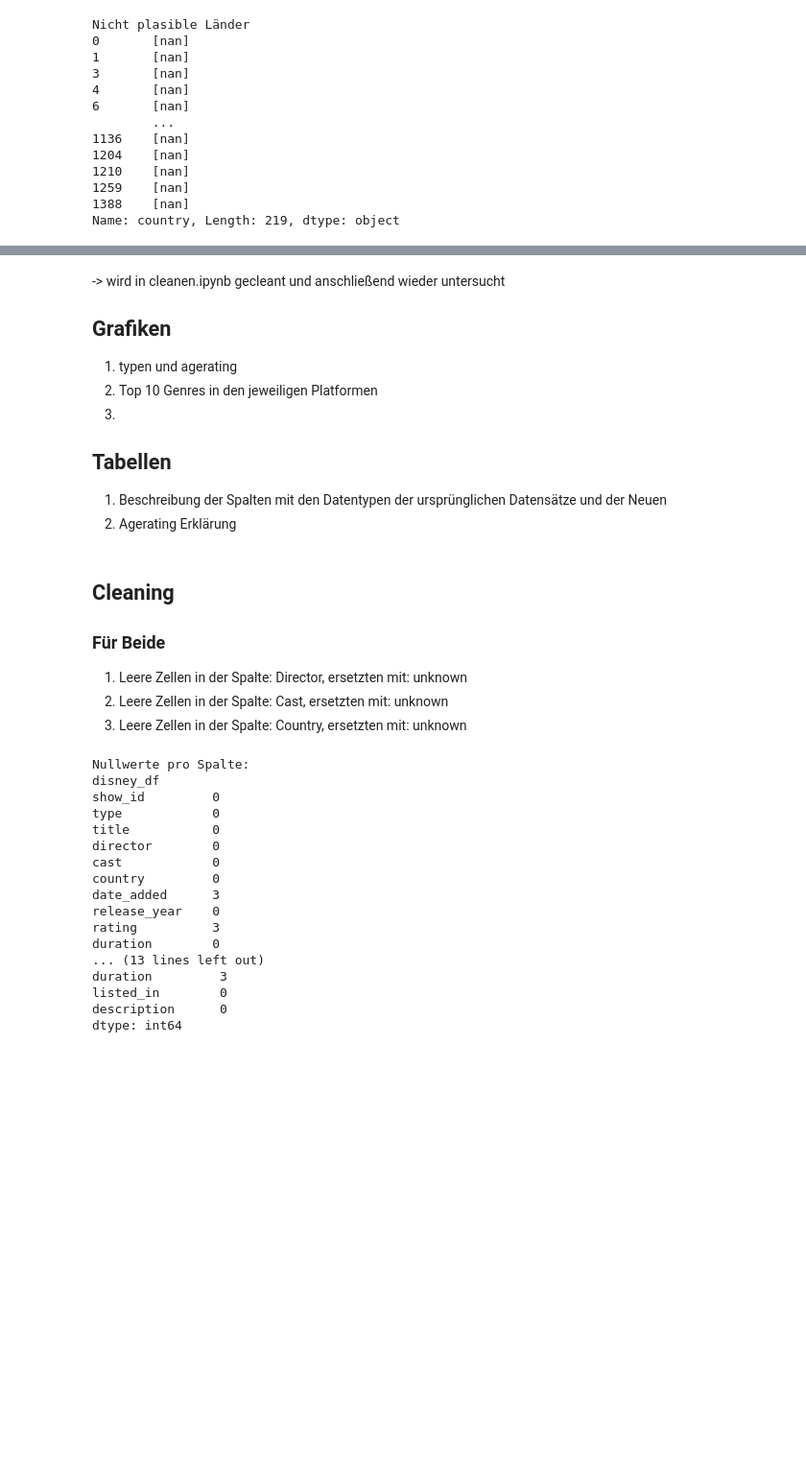
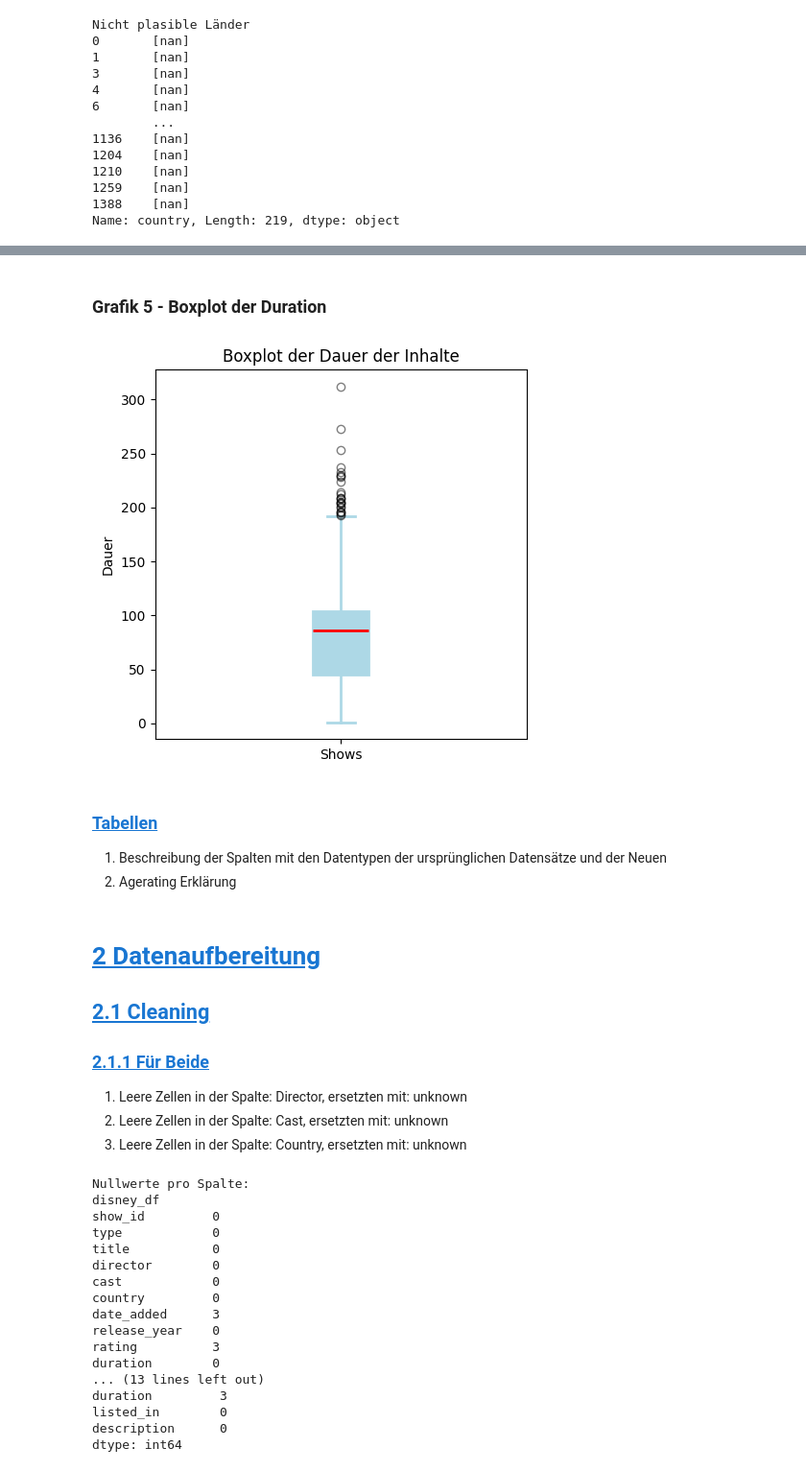
Before and after one commit to zobe03/Data_Exploration_Project, a Jupyter notebook: 3_Clean/Data_Exploration_Project.ipynb, the cells around one changed output, grey strips where cells are left out. Shown: that part at 96% size. Cells and saved outputs as stored; diff of their text form; code cells hidden in the pictures; blank space fills up the shorter version.

Commit message:
bis cleaning

```diff
--- a/3_Clean/Data_Exploration_Project.ipynb
+++ b/3_Clean/Data_Exploration_Project.ipynb
@@ -492,20 +1153,37 @@ Name: country, Length: 219, dtype: object
+# %% [markdown]
+### Grafik 5 - Boxplot der Duration
+# %%
+shows = pd.read_csv('../1_Datenset/erstellte/fertig/shows.csv')
+
+# Duration-Spalte extrahieren
+show_duration = shows['duration_minutes']
+
+# Boxplot erstellen
+plt.figure(figsize=(5, 5))
+boxprops = dict(color='lightblue', linewidth=2, facecolor='lightblue')
+medianprops = dict(color='red', linewidth=2)
+whiskerprops = dict(color='lightblue', linewidth=2)
+capprops = dict(color='lightblue', linewidth=2)
+flierprops = dict(marker='o', color='red', alpha=0.5)
+
+plt.boxplot([show_duration], boxprops=boxprops, medianprops=medianprops, whiskerprops=whiskerprops, capprops=capprops, flierprops=flierprops, patch_artist=True)
+plt.title('Boxplot der Dauer der Inhalte')
+plt.ylabel('Dauer')
+plt.xticks([1], ['Shows'])
+plt.show()
+# %% [output]
+[figure, added]
 # %% [markdown]
--> wird in cleanen.ipynb gecleant und anschließend wieder untersucht
-
-## Grafiken
-
-1. typen und agerating
-2. Top 10 Genres in den jeweiligen Platformen
-3.
-
-## Tabellen
+### <a id='toc2_3_2_8_'></a>[Tabellen](#toc0_)
 
 1. Beschreibung der Spalten mit den Datentypen der ursprünglichen Datensätze und der Neuen
 2. Agerating Erklärung
 # %% [markdown]
-## Cleaning
+# <a id='toc3_'></a>[2 Datenaufbereitung](#toc0_)
 
-### Für Beide
+## <a id='toc3_1_'></a>[2.1 Cleaning](#toc0_)
+
+### <a id='toc3_1_1_'></a>[2.1.1 Für Beide](#toc0_)
 
 1. Leere Zellen in der Spalte: Director, ersetzten mit: unknown
 2. Leere Zellen in der Spalte: Cast, ersetzten mit: unknown
```
Also changed, not shown: parts of 83 cells of this notebook, 22 other files.
